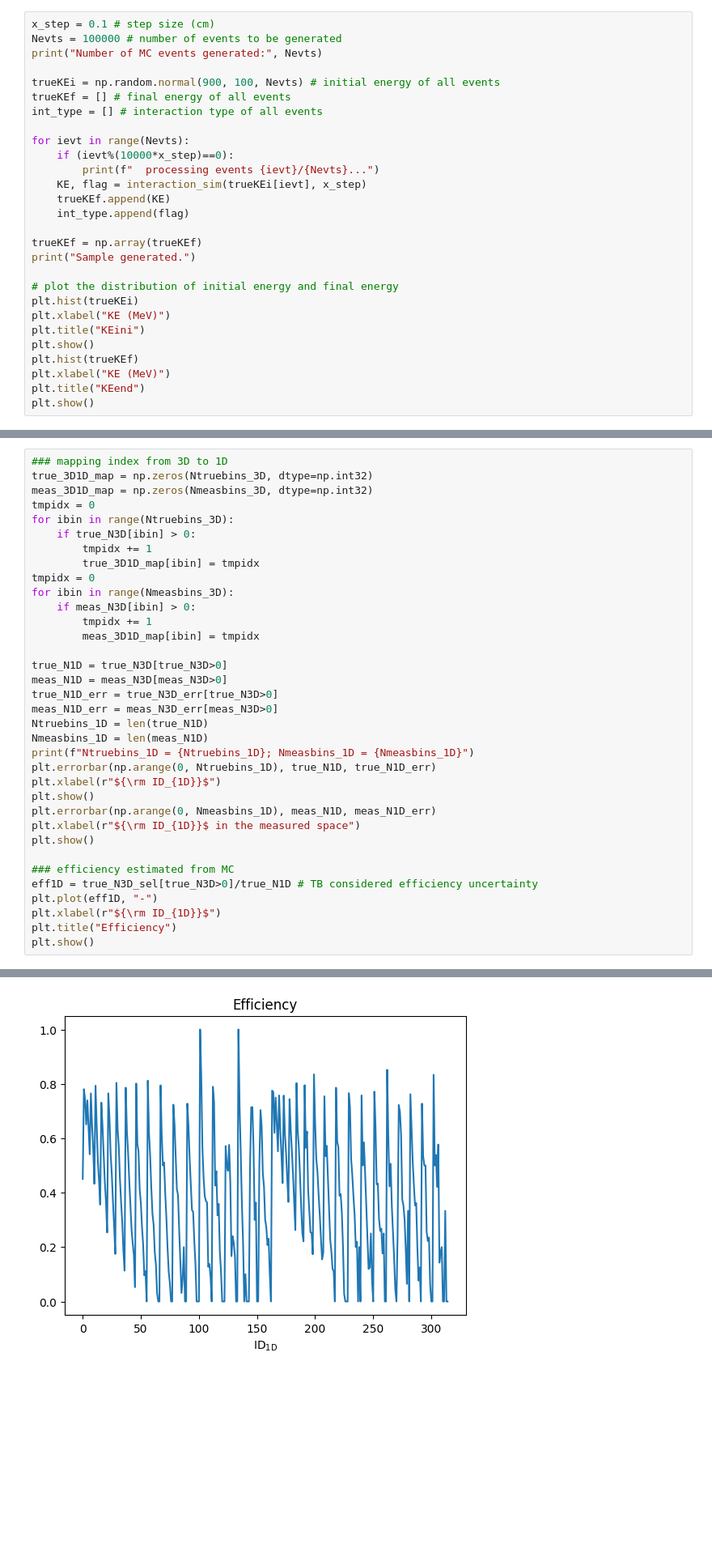
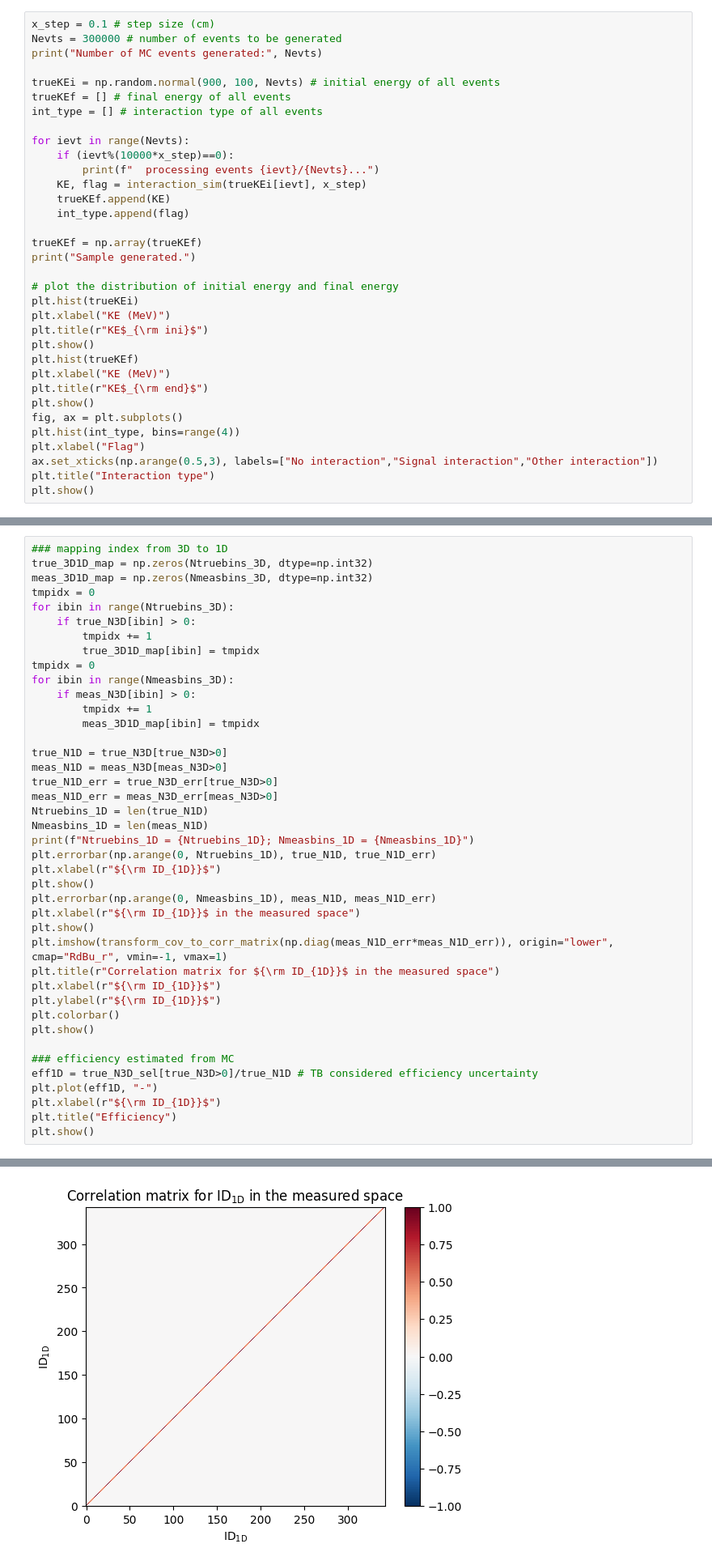
Before and after one commit to Yinrui-Liu/hadron-Ar_XS, a Jupyter notebook: hadron-Ar_XS.ipynb, the cells around one changed output, grey strips where cells are left out. Shown at 81% size. Cells and saved outputs as stored; diff of their text form; blank space fills up the shorter version.

```diff
--- a/hadron-Ar_XS.ipynb
+++ b/hadron-Ar_XS.ipynb
@@ -105,7 +105,7 @@ def interaction_sim(KE, x_step): # simulate step-by-step, until the probe intera
     return KE, flag # the final energy of the probe particle; a flag indicating the type of interaction
 # %%
 x_step = 0.1 # step size (cm)
-Nevts = 100000 # number of events to be generated
+Nevts = 300000 # number of events to be generated
 print("Number of MC events generated:", Nevts)
 
 trueKEi = np.random.normal(900, 100, Nevts) # initial energy of all events
@@ -125,10 +125,16 @@ print("Sample generated.")
 # plot the distribution of initial energy and final energy
 plt.hist(trueKEi)
 plt.xlabel("KE (MeV)")
-plt.title("KEini")
+plt.title(r"KE$_{\rm ini}$")
 plt.show()
 plt.hist(trueKEf)
 plt.xlabel("KE (MeV)")
-plt.title("KEend")
+plt.title(r"KE$_{\rm end}$")
 plt.show()
+fig, ax = plt.subplots()
+plt.hist(int_type, bins=range(4))
+plt.xlabel("Flag")
+ax.set_xticks(np.arange(0.5,3), labels=["No interaction","Signal interaction","Other interaction"])
+plt.title("Interaction type")
+plt.show()
 # %% [output]
@@ -686,6 +695,12 @@ plt.show()
 plt.errorbar(np.arange(0, Nmeasbins_1D), meas_N1D, meas_N1D_err)
 plt.xlabel(r"${\rm ID_{1D}}$ in the measured space")
 plt.show()
+plt.imshow(transform_cov_to_corr_matrix(np.diag(meas_N1D_err*meas_N1D_err)), origin="lower", cmap="RdBu_r", vmin=-1, vmax=1)
+plt.title(r"Correlation matrix for ${\rm ID_{1D}}$ in the measured space")
+plt.xlabel(r"${\rm ID_{1D}}$")
+plt.ylabel(r"${\rm ID_{1D}}$")
+plt.colorbar()
+plt.show()
 
 ### efficiency estimated from MC
 eff1D = true_N3D_sel[true_N3D>0]/true_N1D # TB considered efficiency uncertainty
@@ -700 +715 @@ Ntruebins_1D = 315; Nmeasbins_1D = 331
-[figure, old version]
+[figure, new version]
```
Also changed, not shown: parts of 25 cells of this notebook.
